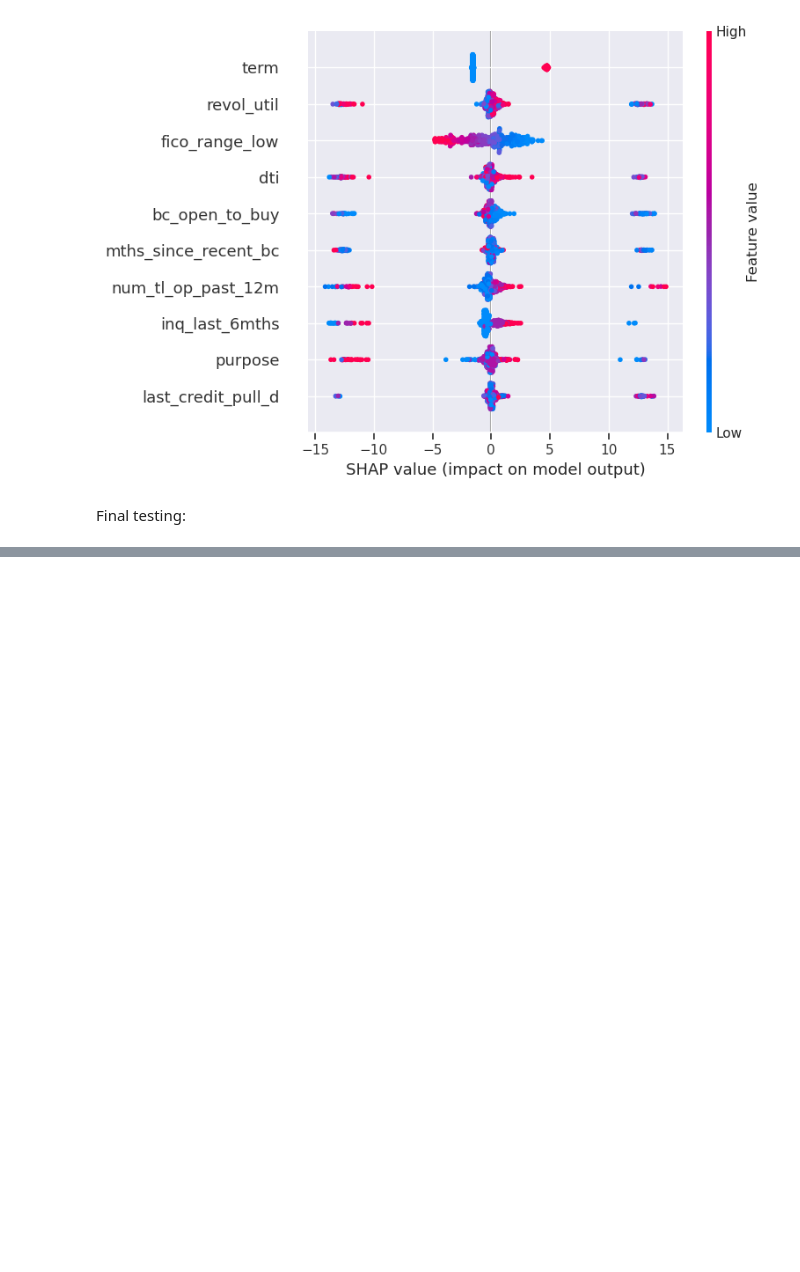
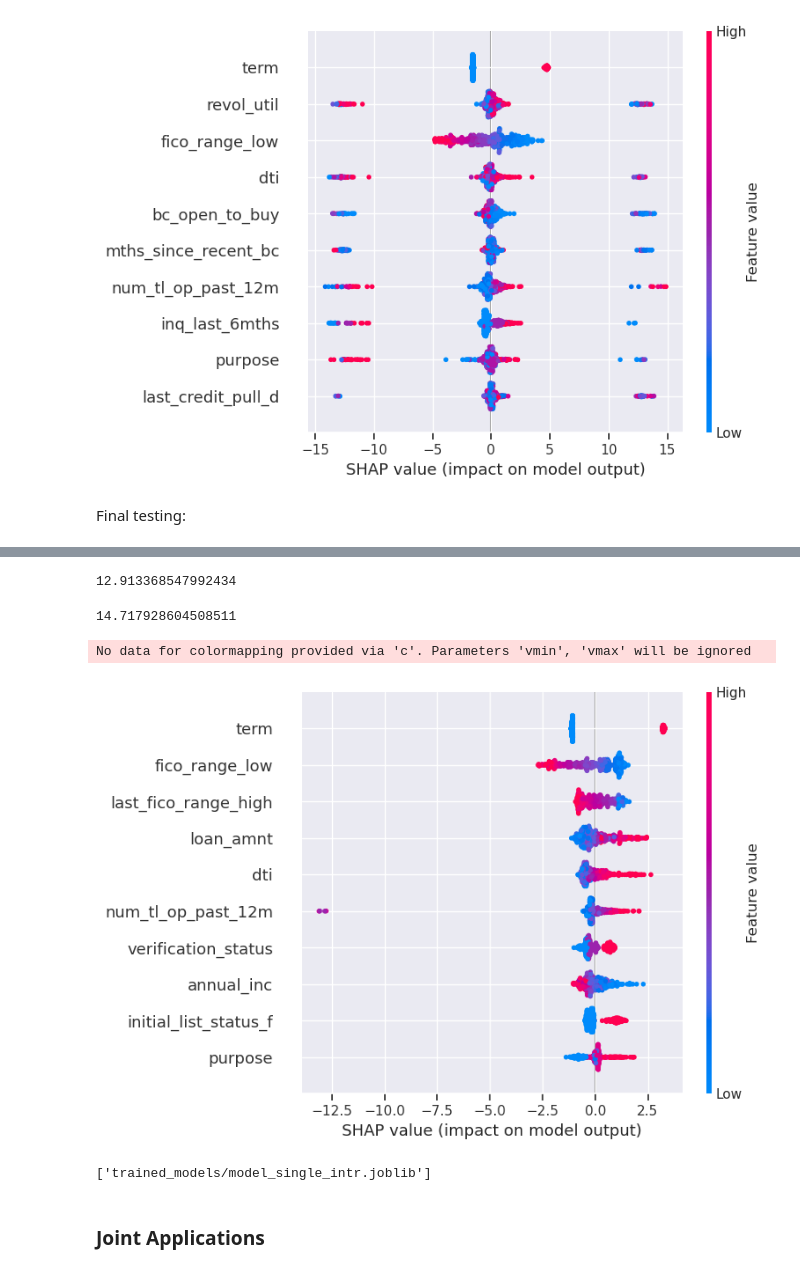
Before and after one commit to gediminas-skvarnavicius/lending-club, a Jupyter notebook: model_2_grade.ipynb, the cells around one changed output, grey strips where cells are left out. Saved outputs shown, nothing was run; the diff lists cells and outputs as text; code cells hidden in the pictures; blank space fills up the shorter version.

Commit message:
trained models added

```diff
--- a/model_2_grade.ipynb
+++ b/model_2_grade.ipynb
@@ -1139,0 +1262,7 @@ Final testing:
+# %%
+y_train_single_intr=data_train_single['int_rate']
+y_val_single_intr=data_val_single['int_rate']
+y_test_single_intr=data_test_single['int_rate']
+y_train_joint_intr=data_train_joint['int_rate']
+y_val_joint_intr=data_val_joint['int_rate']
+y_test_joint_intr=data_test_joint['int_rate']
@@ -1140,5 +1334,53 @@ Final testing:
+# %%
+single_intr_regressor.pipeline['model'].set_params(**{'num_threads':6})
+single_intr_regressor.pipeline.fit(X_train_single,y_train_single_intr)
+preds_val_single_intr=single_intr_regressor.pipeline.predict(X_val_single)
+print(mean_squared_error(y_val_single_intr,preds_val_single_intr))
+# %% [output]
+12.913368547992434
 # %%
-best_pipeline_single['model'].set_params(**{'num_threads':6})
-best_pipeline_single.fit(X_train_single.vstack(X_val_single),pl.concat([y_train_single,y_val_single]))
-preds_single_final=best_pipeline_single.predict(X_test_single)
-print(classification_report(y_test_single,preds_single_final))
+single_intr_regressor.pipeline['model'].set_params(**{'num_threads':6})
+single_intr_regressor.pipeline.fit(X_train_single.vstack(X_val_single),pl.concat([y_train_single_intr,y_val_single_intr]))
+preds_test_single_intr=single_intr_regressor.pipeline.predict(X_test_single)
+print(mean_squared_error(y_test_single_intr,preds_test_single_intr))
+# %% [output]
+14.717928604508511
+# %%
+names_single_intr = (
+    single_intr_regressor.pipeline["preprocess"]
+    .transform(X_val_single.sample(500, seed=1))
+    .columns
+)
+explainer_single_intr = shap.TreeExplainer(
+    single_intr_regressor.pipeline["model"],
+    data=single_intr_regressor.pipeline["preprocess"]
+    .transform((X_val_single.sample(500, seed=1)))
+    .to_numpy(),
+    model_output="raw",
+)
+
+shap_values_single_intr = explainer_single_intr.shap_values(
+    single_intr_regressor.pipeline["preprocess"]
+    .transform(X_val_single.sample(500, seed=1))
+    .to_numpy(),
+    approximate=True
+)
+
+shap.summary_plot(
+    shap_values_single_intr,
+    single_intr_regressor.pipeline["preprocess"]
+    .transform(X_val_single.sample(500, seed=1))
+    .to_numpy(),
+    feature_names=names_single_intr,
+    max_display=10,
+)
+# %% [output]
+No data for colormapping provided via 'c'. Parameters 'vmin', 'vmax' will be ignored
+[figure, added]
+# %%
+single_intr_regressor.pipeline.fit(X_train_single.vstack(X_val_single).vstack(X_test_single),pl.concat([y_train_single_intr,y_val_single_intr,y_test_single_intr]))
+joblib.dump(single_intr_regressor.pipeline,'trained_models/model_single_intr.joblib')
+# %% [output]
+['trained_models/model_single_intr.joblib']
+# %% [markdown]
+### Joint Applications
```
Also changed, not shown: parts of 23 cells of this notebook, 4 other files.
